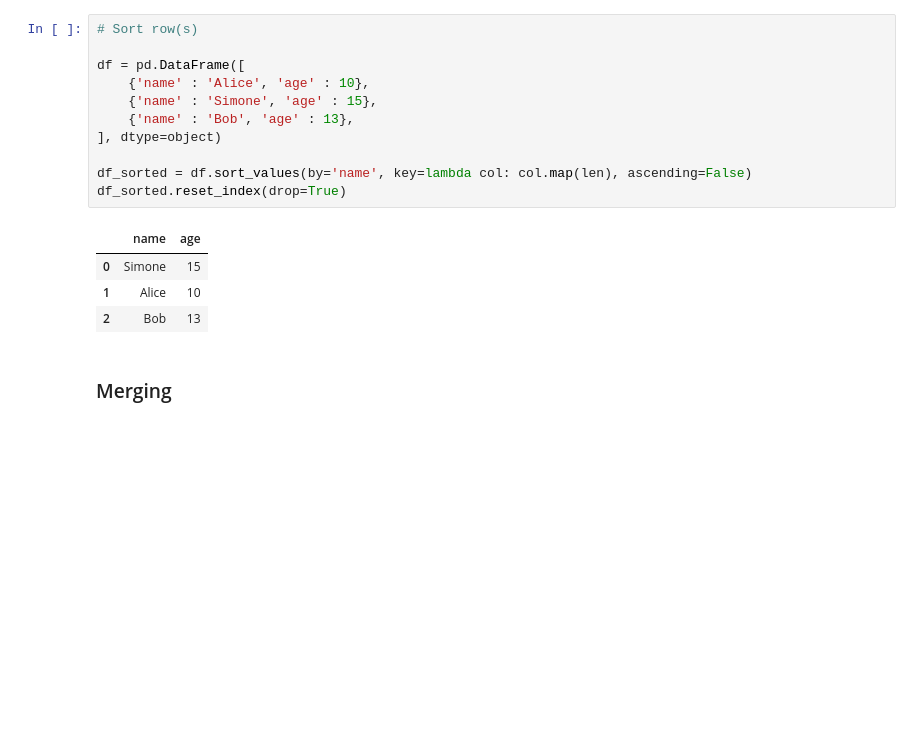
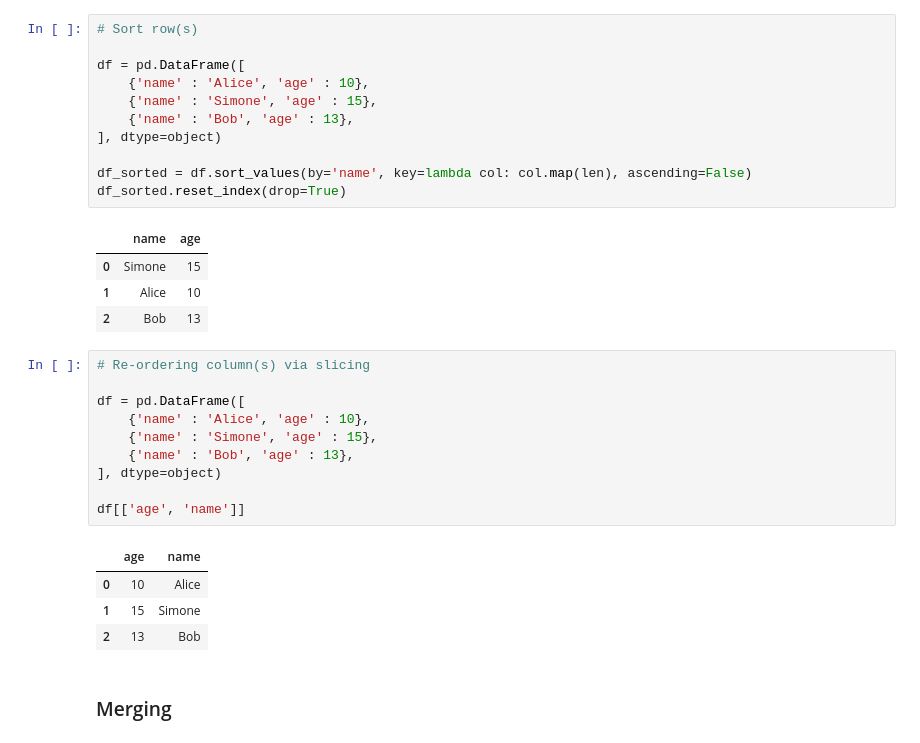
Before and after one commit to hazemanwer2000/knowledge-base, a Jupyter notebook: jupyter/py-packages/brief_summary_of_pandas.ipynb, the cells around one changed output. Saved outputs shown, nothing was run; the diff lists cells and outputs as text; blank space fills up the shorter version.

```diff
--- a/jupyter/py-packages/brief_summary_of_pandas.ipynb
+++ b/jupyter/py-packages/brief_summary_of_pandas.ipynb
@@ -420,6 +420,21 @@ df_sorted.reset_index(drop=True)
 | 0 | Simone | 15 |
 | 1 | Alice | 10 |
 | 2 | Bob | 13 |
+# %%
+# Re-ordering column(s) via slicing
+
+df = pd.DataFrame([
+    {'name' : 'Alice', 'age' : 10},
+    {'name' : 'Simone', 'age' : 15},
+    {'name' : 'Bob', 'age' : 13},
+], dtype=object)
+
+df[['age', 'name']]
+# %% [output]
+|  | age | name |
+| 0 | 10 | Alice |
+| 1 | 15 | Simone |
+| 2 | 13 | Bob |
 # %% [markdown]
 ### Merging <a class="anchor" id="merging"></a>
 # %%
```
